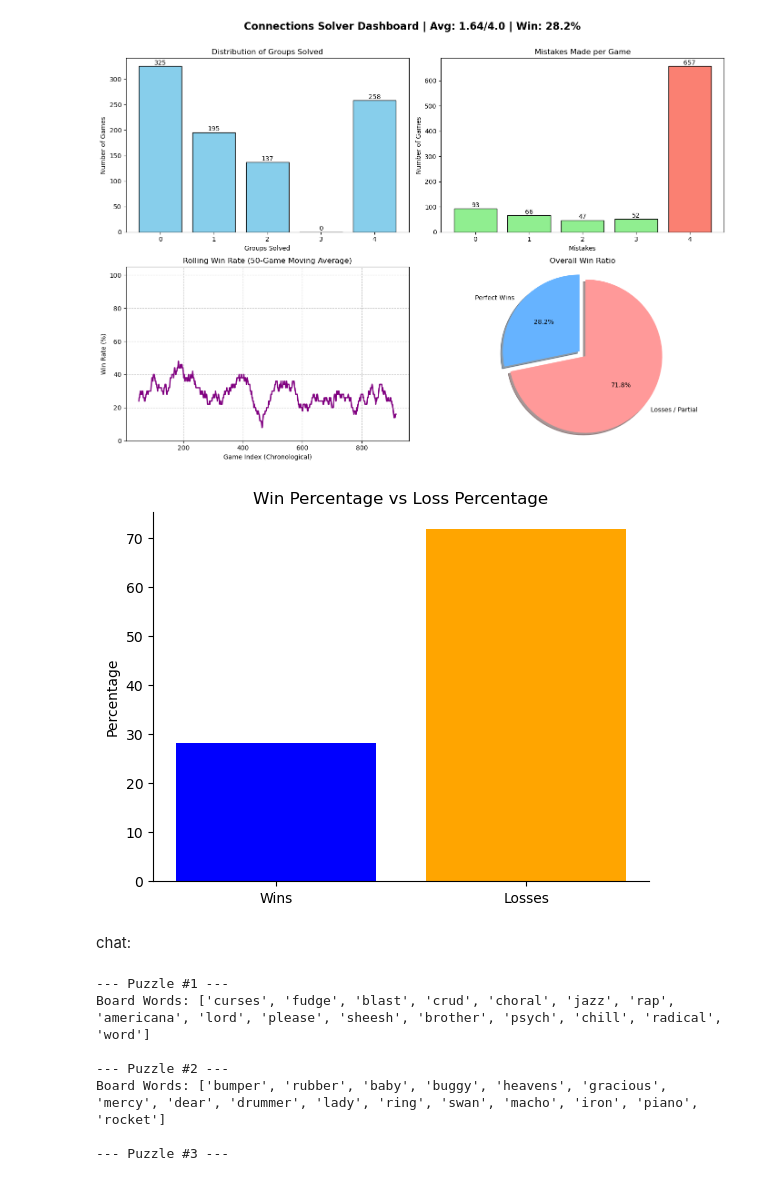
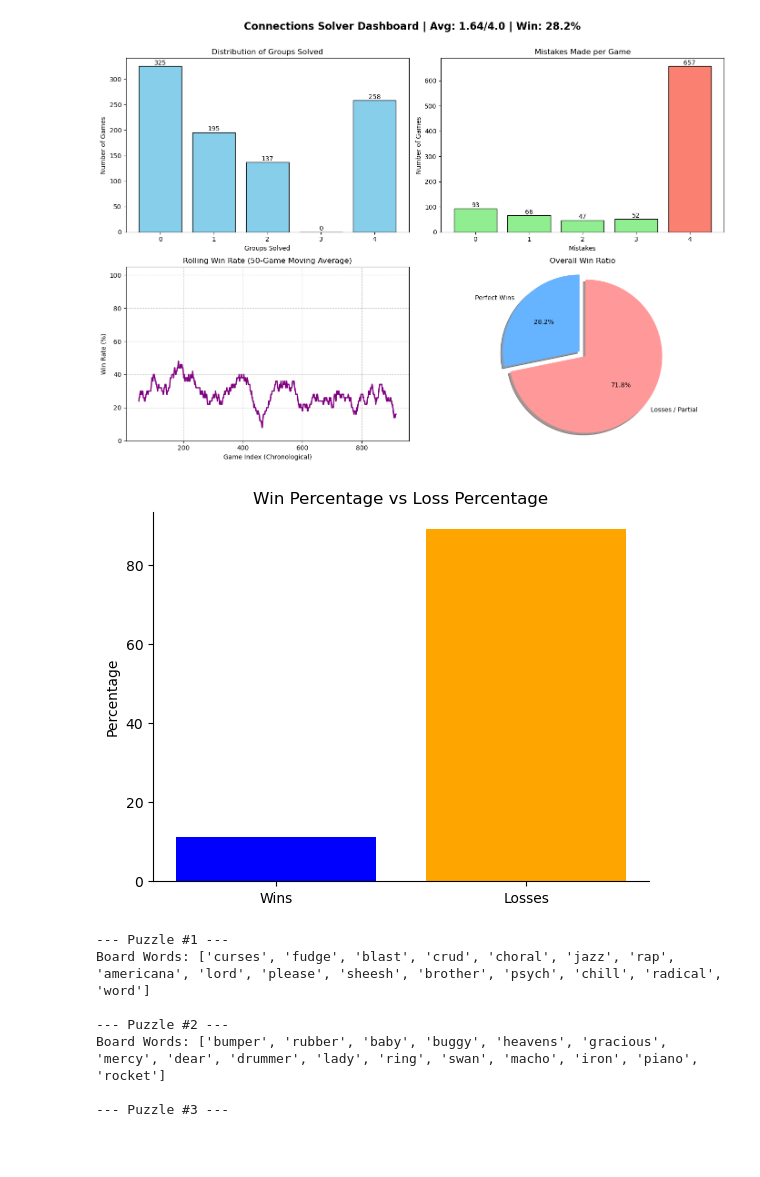
Before and after one commit to tat400pinglife/connections_bot, a Jupyter notebook: new_method.ipynb, the cells around one changed output. Drawn from its saved outputs; the diff is of its cells as text; code cells hidden in the pictures; blank space fills up the shorter version.

```diff
--- a/new_method.ipynb
+++ b/new_method.ipynb
@@ -1145,21 +1446,19 @@ Generating performance dashboard...
 # %%
 # histogram with two columns
 import matplotlib.pyplot as plt
 # Sample data
 categories = ['Wins', 'Losses']
-Percentage = [28.2, 71.8]  # Example percentages for wins and losses
+Percentage = [11.1, 88.9]  # Example percentages for wins and losses
 # Create the bar chart
 plt.bar(categories, Percentage, color=['blue', 'orange'])
 plt.ylabel('Percentage')
 plt.title('Win Percentage vs Loss Percentage')
 # remove axes spines for cleaner look
 plt.gca().spines['top'].set_visible(False)
 plt.gca().spines['right'].set_visible(False)
 plt.show()
 # %% [output]
-[figure, old version]
+[figure, new version]
-# %% [markdown]
-chat:
 # %%
 for i in range(15): # randomized ordering of the first 15 puzzles
     print(f"\n--- Puzzle #{parsed_games[i].puzzle_id} ---")
```
Also changed, not shown: parts of 11 cells of this notebook.
